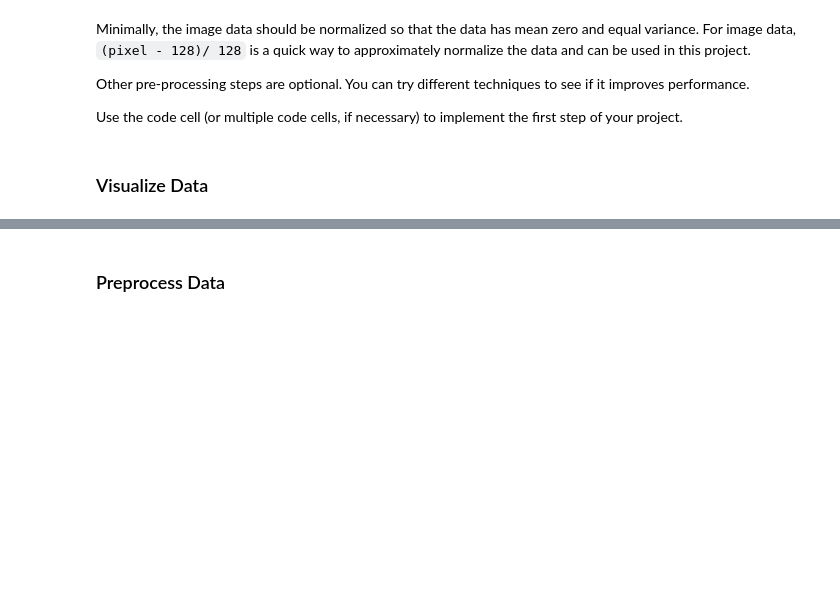
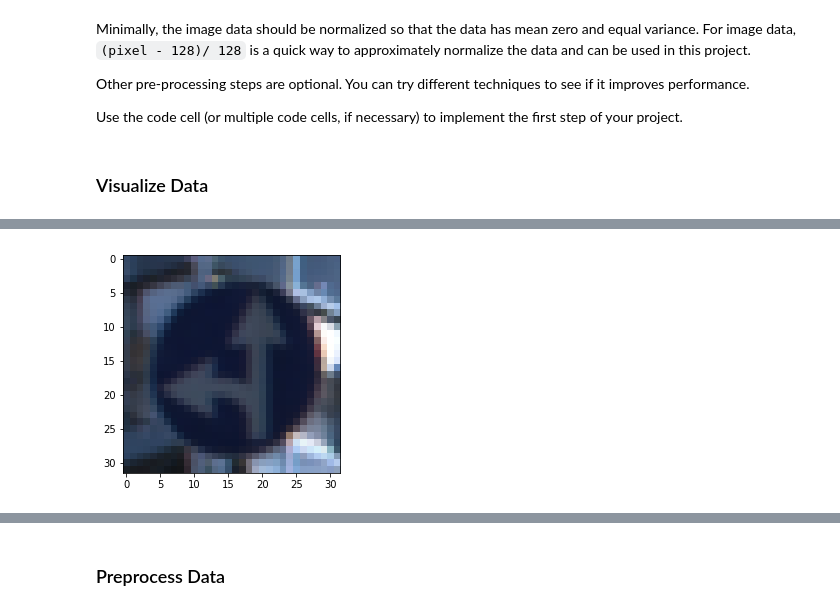
Before and after one commit to hafizur-rahman/CarND-Traffic-Sign-Classifier-Project, a Jupyter notebook: Traffic_Sign_Classifier.ipynb, the cells around one changed output, grey strips where cells are left out. Saved outputs shown, nothing was run; the diff lists cells and outputs as text; code cells hidden in the pictures; blank space fills up the shorter version.

```diff
--- a/Traffic_Sign_Classifier.ipynb
+++ b/Traffic_Sign_Classifier.ipynb
@@ -188,0 +203,34 @@ show_class_sample(class_sample_image)
+# %%
+import cv2
+
+def rotate_image(image, direction='left'):
+    # grab the dimensions of the image and calculate the center
+    # of the image
+    (h, w) = image.shape[:2]
+    center = (w / 2, h / 2)
+
+    factor = 1 if direction == 'left' else -1
+
+    M = cv2.getRotationMatrix2D(center, 1.0 * factor, 1.0)
+    rotated = cv2.warpAffine(image, M, (w, h))
+
+    return rotated
+
+def scale_image(image):
+    (h, w) = image.shape[:2]
+
+    px = np.random.randint(-2,2)
+
+    src = np.float32([[px, px],[w-px, px],[px, h-px],[w-px,h-px]])
+
+    dst = np.float32([[0,0], [w,0],[0, h],[w,h]])
+
+    M = cv2.getPerspectiveTransform(src, dst)
+    scaled = cv2.warpPerspective(image, M, (w, h))
+
+    return scaled
+
+plt.imshow(scale_image(class_sample_image[37]))
+plt.show()
+# %% [output]
+[figure, added]
```
Also changed, not shown: parts of 15 cells of this notebook.
